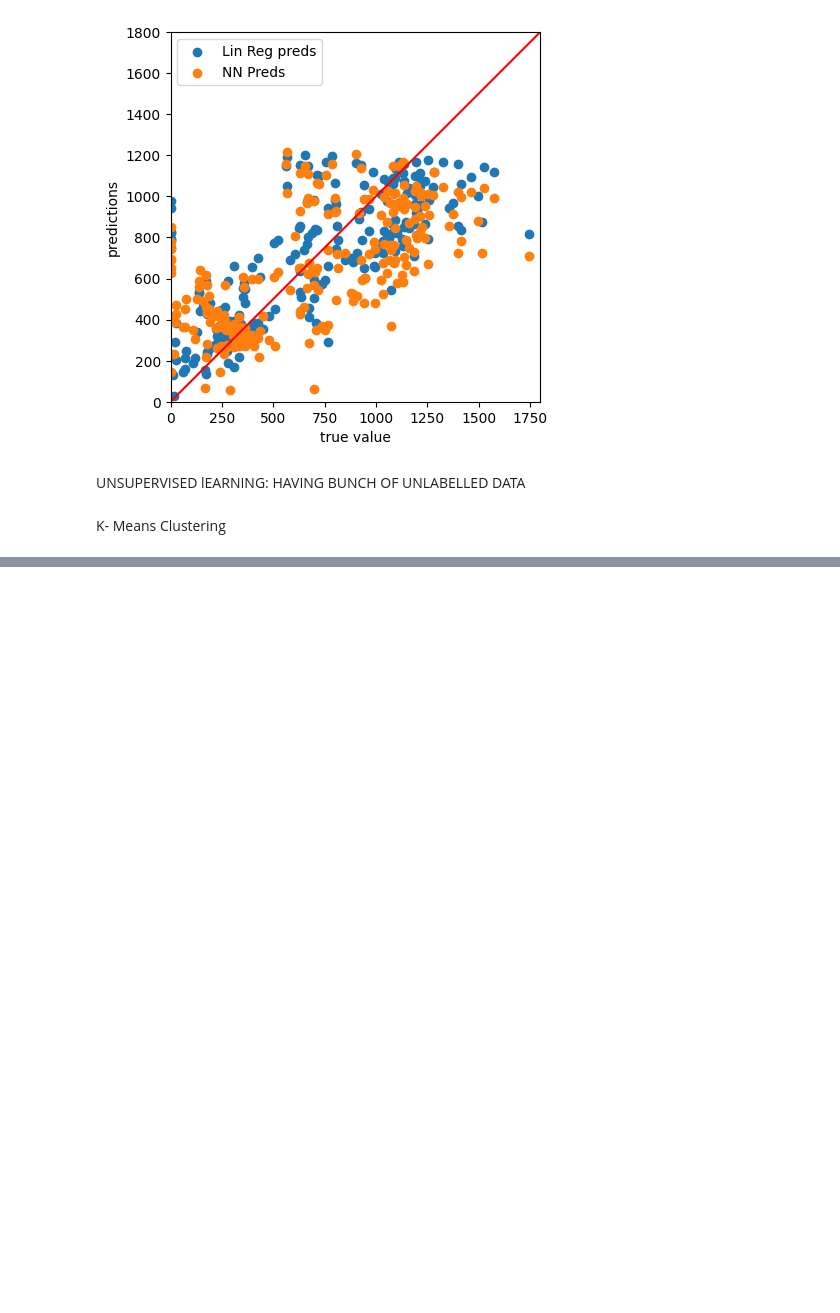
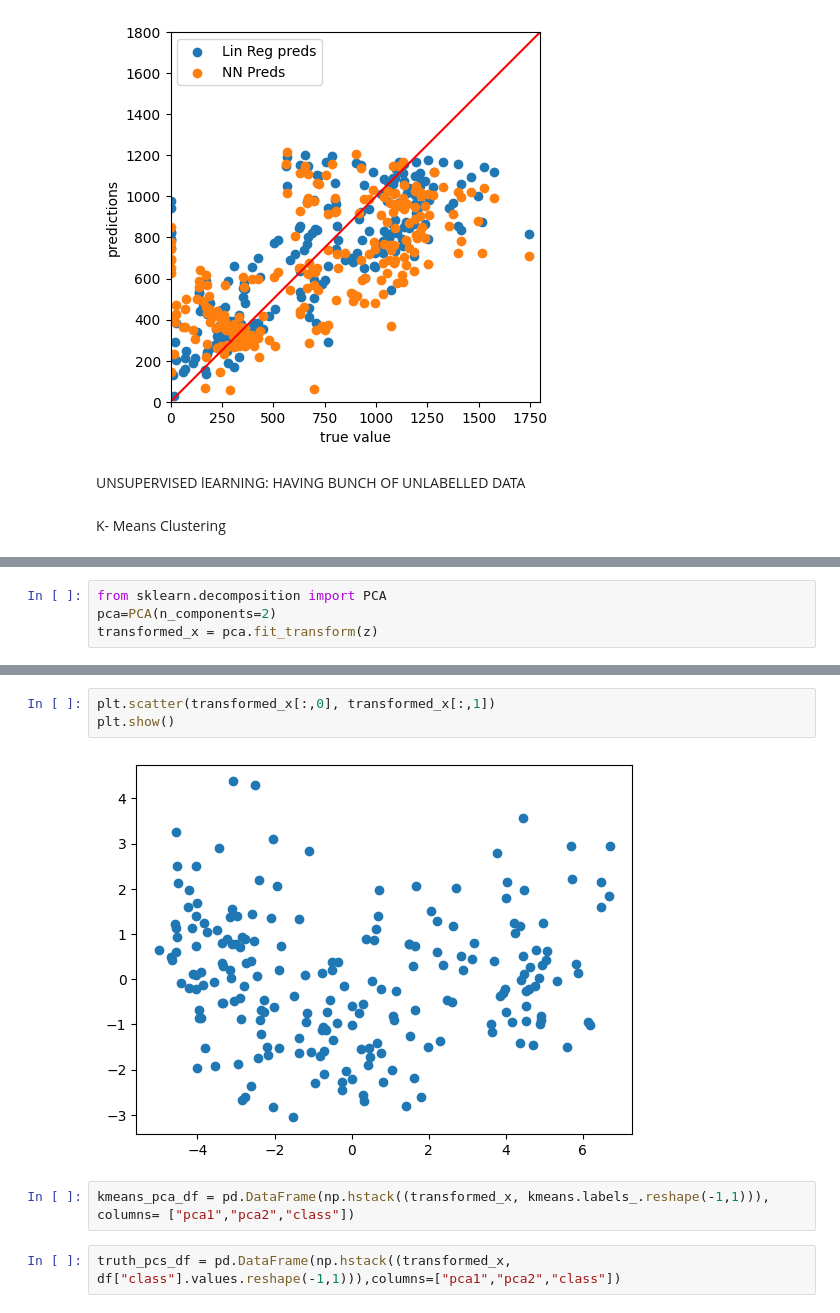
Before and after one commit to mdfaizanashrafi/myMachineLearning, a Jupyter notebook: models1.ipynb, the cells around one changed output, grey strips where cells are left out. Cells and saved outputs as stored; diff of their text form; blank space fills up the shorter version.

```diff
--- a/models1.ipynb
+++ b/models1.ipynb
@@ -261,0 +350,4 @@ K- Means Clustering
+# %%
+from sklearn.decomposition import PCA
+pca=PCA(n_components=2)
+transformed_x = pca.fit_transform(z)
@@ -261,0 +362,9 @@ K- Means Clustering
+# %%
+plt.scatter(transformed_x[:,0], transformed_x[:,1])
+plt.show()
+# %% [output]
+[figure, added]
+# %%
+kmeans_pca_df = pd.DataFrame(np.hstack((transformed_x, kmeans.labels_.reshape(-1,1))), columns= ["pca1","pca2","class"])
+# %%
+truth_pcs_df = pd.DataFrame(np.hstack((transformed_x, df["class"].values.reshape(-1,1))),columns=["pca1","pca2","class"])
```
Also changed, not shown: parts of 18 cells of this notebook, 2 other files.
